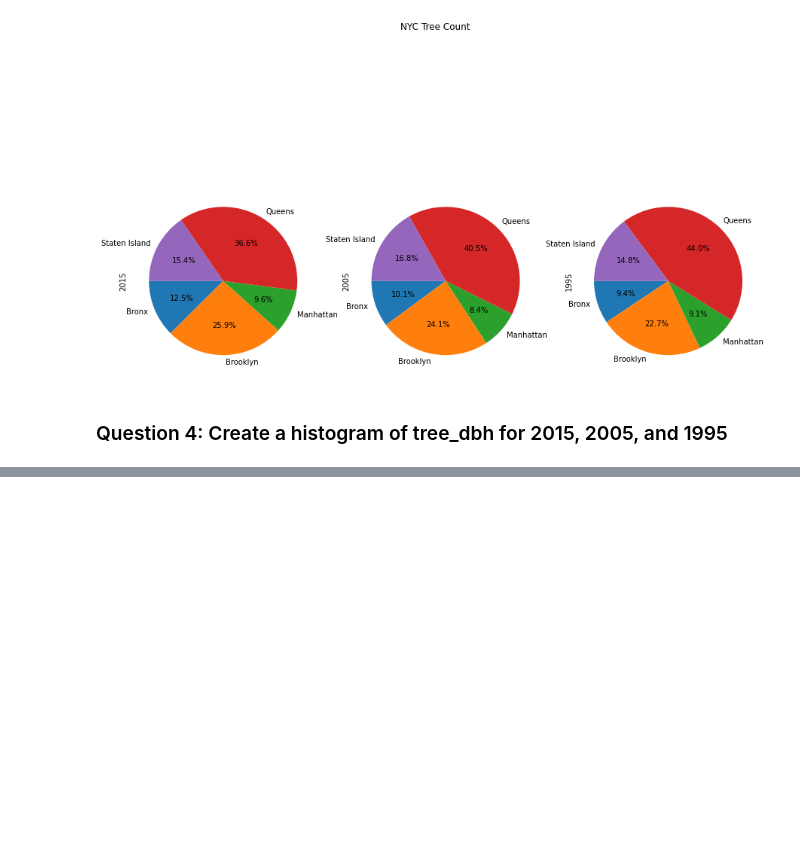
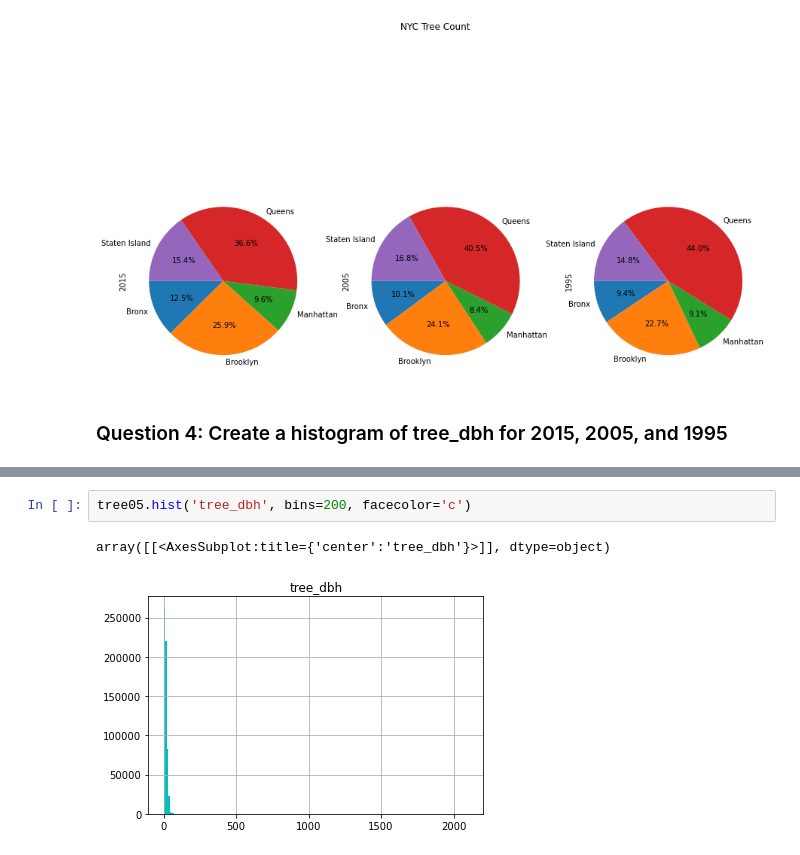
Before and after one commit to radleyciego/environmental-data-science, a Jupyter notebook: labs/04_data_visualization.ipynb, the cells around one changed output, grey strips where cells are left out. Cells and saved outputs as stored; diff of their text form; blank space fills up the shorter version.

```diff
--- a/labs/04_data_visualization.ipynb
+++ b/labs/04_data_visualization.ipynb
@@ -300,0 +306,5 @@ array([<AxesSubplot:ylabel='2015'>, <AxesSubplot:ylabel='2005'>,
+# %%
+tree05.hist('tree_dbh', bins=200, facecolor='c')
+# %% [output]
+array([[<AxesSubplot:title={'center':'tree_dbh'}>]], dtype=object)
+[figure, added]
```
Also changed, not shown: parts of 8 cells of this notebook.
